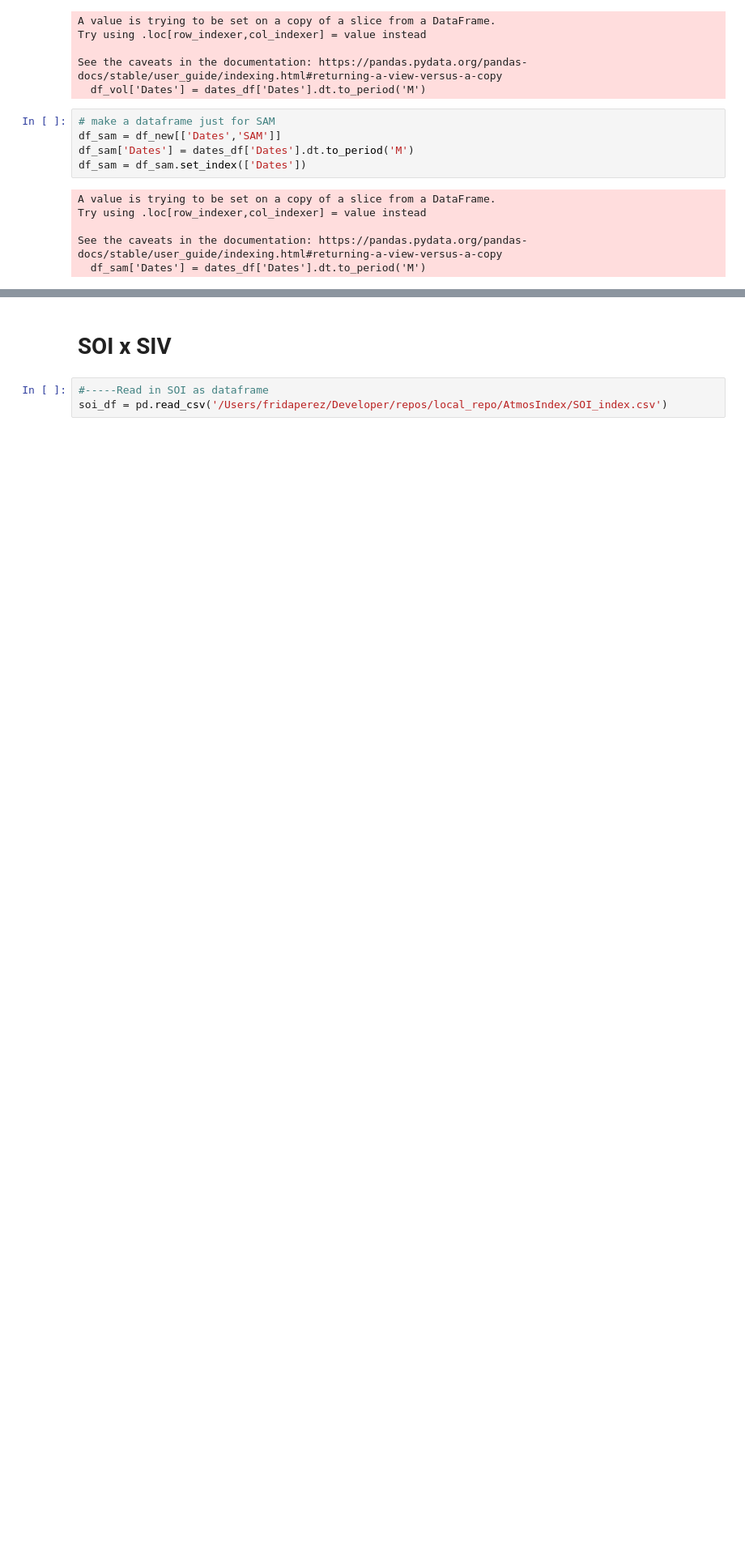
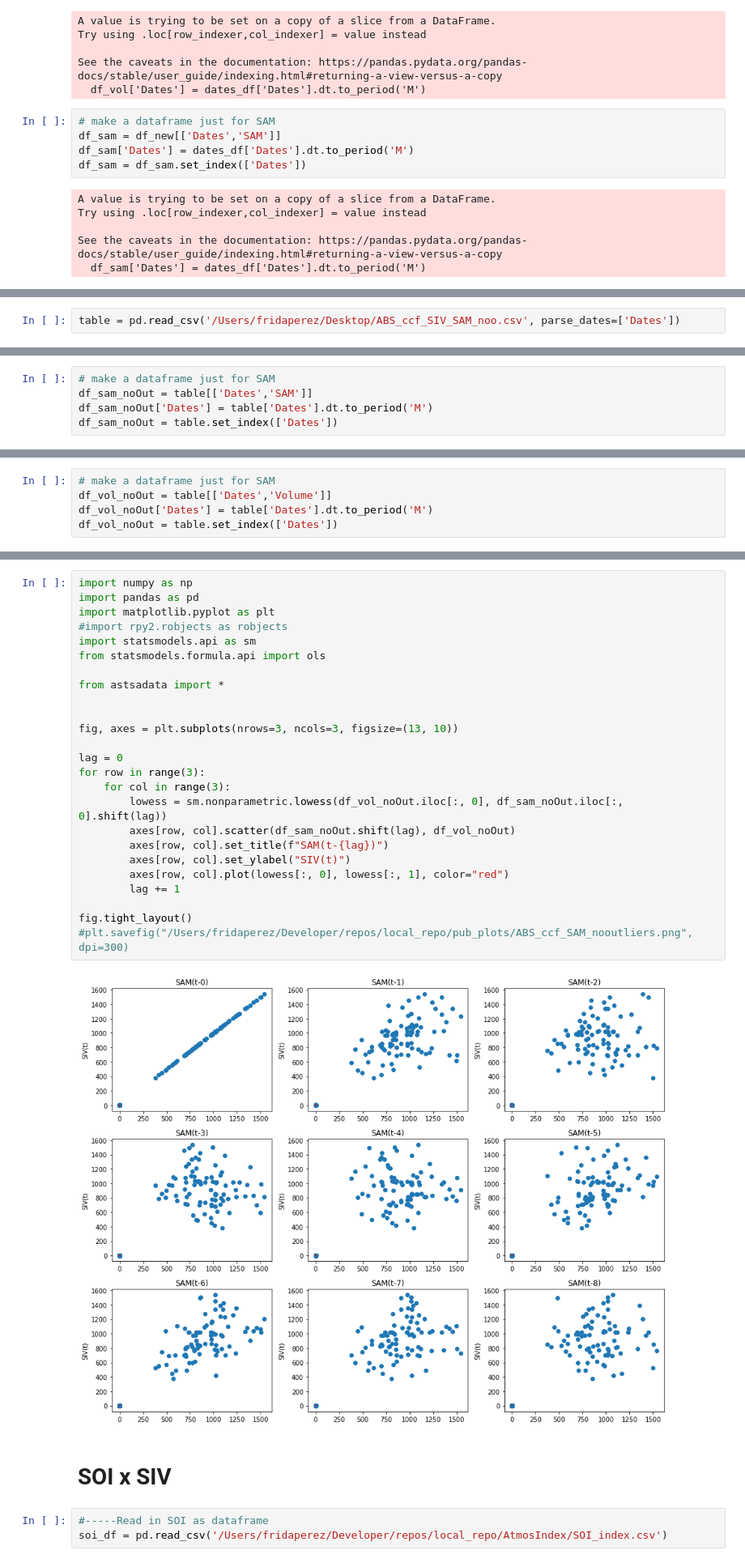
Before and after one commit to fridalejandra/Master-Thesis, a Jupyter notebook: CCF/ABS_CCFplots.ipynb, the cells around one changed output, grey strips where cells are left out. Shown at 81% size. Drawn from its saved outputs; the diff is of its cells as text; blank space fills up the shorter version.

```diff
--- a/CCF/ABS_CCFplots.ipynb
+++ b/CCF/ABS_CCFplots.ipynb
@@ -135,0 +291,2 @@ plt.savefig("/Users/fridaperez/Developer/repos/local_repo/pub_plots/ABS_ccf_SAM.
+# %%
+table = pd.read_csv('/Users/fridaperez/Desktop/ABS_ccf_SIV_SAM_noo.csv', parse_dates=['Dates'])
@@ -135,0 +331,5 @@ plt.savefig("/Users/fridaperez/Developer/repos/local_repo/pub_plots/ABS_ccf_SAM.
+# %%
+# make a dataframe just for SAM
+df_sam_noOut = table[['Dates','SAM']]
+df_sam_noOut['Dates'] = table['Dates'].dt.to_period('M')
+df_sam_noOut = table.set_index(['Dates'])
@@ -135,0 +342,5 @@ plt.savefig("/Users/fridaperez/Developer/repos/local_repo/pub_plots/ABS_ccf_SAM.
+# %%
+# make a dataframe just for SAM
+df_vol_noOut = table[['Dates','Volume']]
+df_vol_noOut['Dates'] = table['Dates'].dt.to_period('M')
+df_vol_noOut = table.set_index(['Dates'])
@@ -136,3 +387,30 @@ plt.savefig("/Users/fridaperez/Developer/repos/local_repo/pub_plots/ABS_ccf_SAM.
+# %%
+import numpy as np
+import pandas as pd
+import matplotlib.pyplot as plt
+#import rpy2.robjects as robjects
+import statsmodels.api as sm
+from statsmodels.formula.api import ols
+
+from astsadata import *
+
+
+fig, axes = plt.subplots(nrows=3, ncols=3, figsize=(13, 10))
+
+lag = 0
+for row in range(3):
+    for col in range(3):
+        lowess = sm.nonparametric.lowess(df_vol_noOut.iloc[:, 0], df_sam_noOut.iloc[:, 0].shift(lag))
+        axes[row, col].scatter(df_sam_noOut.shift(lag), df_vol_noOut)
+        axes[row, col].set_title(f"SAM(t-{lag})")
+        axes[row, col].set_ylabel("SIV(t)")
+        axes[row, col].plot(lowess[:, 0], lowess[:, 1], color="red")
+        lag += 1
+
+fig.tight_layout()
+#plt.savefig("/Users/fridaperez/Developer/repos/local_repo/pub_plots/ABS_ccf_SAM_nooutliers.png", dpi=300)
+# %% [output]
+[figure, added]
 # %% [markdown]
 # SOI x SIV
 # %%
```
Also changed, not shown: parts of 33 cells of this notebook, 6 other files.
